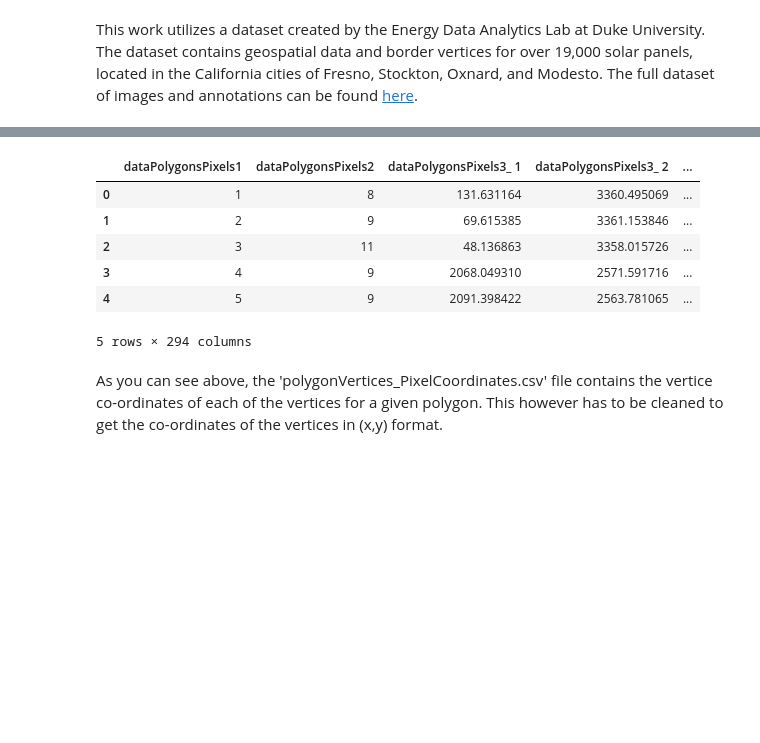
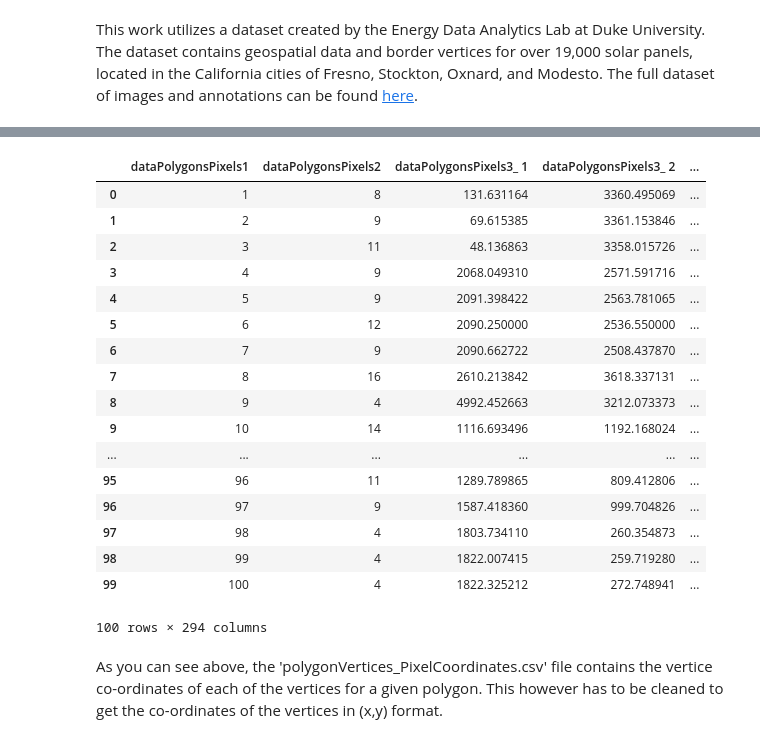
Before and after one commit to kaushikSR/Green_Computing, a Jupyter notebook: Project.ipynb, the cells around one changed output, grey strips where cells are left out. Drawn from its saved outputs; the diff is of its cells as text; code cells hidden in the pictures; blank space fills up the shorter version.

```diff
--- a/Project.ipynb
+++ b/Project.ipynb
@@ -59,13 +69,24 @@ pv_arrays.head()
 # %%
-vertices.head()
+vertices.head(100)
 # %% [output]
 |  | dataPolygonsPixels1 | dataPolygonsPixels2 | dataPolygonsPixels3_ 1 | dataPolygonsPixels3_ 2 | ... |
 | 0 | 1 | 8 | 131.631164 | 3360.495069 | ... |
 | 1 | 2 | 9 | 69.615385 | 3361.153846 | ... |
 | 2 | 3 | 11 | 48.136863 | 3358.015726 | ... |
 | 3 | 4 | 9 | 2068.049310 | 2571.591716 | ... |
 | 4 | 5 | 9 | 2091.398422 | 2563.781065 | ... |
+| 5 | 6 | 12 | 2090.250000 | 2536.550000 | ... |
+| 6 | 7 | 9 | 2090.662722 | 2508.437870 | ... |
+| 7 | 8 | 16 | 2610.213842 | 3618.337131 | ... |
+| 8 | 9 | 4 | 4992.452663 | 3212.073373 | ... |
+| 9 | 10 | 14 | 1116.693496 | 1192.168024 | ... |
+| ... | ... | ... | ... | ... | ... |
+| 95 | 96 | 11 | 1289.789865 | 809.412806 | ... |
+| 96 | 97 | 9 | 1587.418360 | 999.704826 | ... |
+| 97 | 98 | 4 | 1803.734110 | 260.354873 | ... |
+| 98 | 99 | 4 | 1822.007415 | 259.719280 | ... |
+| 99 | 100 | 4 | 1822.325212 | 272.748941 | ... |
-5 rows × 294 columns
+100 rows × 294 columns
 # %% [markdown]
 As you can see above, the 'polygonVertices_PixelCoordinates.csv' file contains the vertice co-ordinates of each of the vertices for a given polygon. This however has to be cleaned to get the co-ordinates of the vertices in (x,y) format.
 # %%
```
Also changed, not shown: parts of 46 cells of this notebook, 4 other files.
